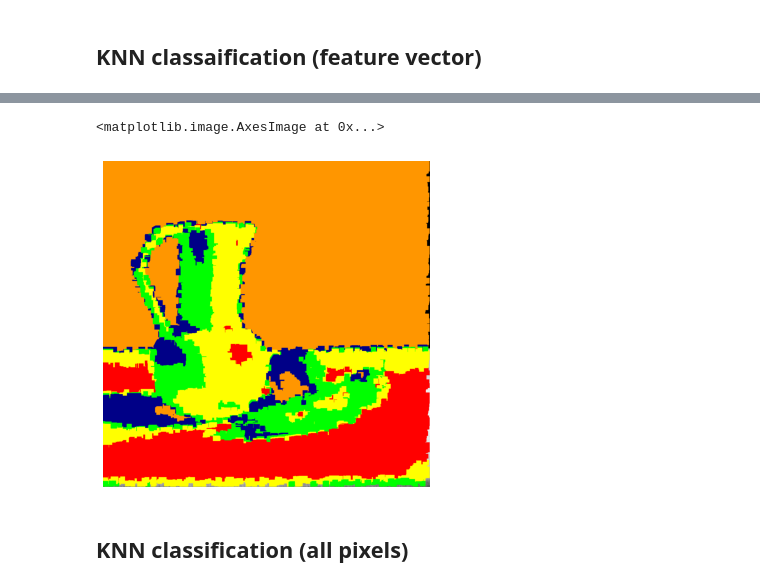
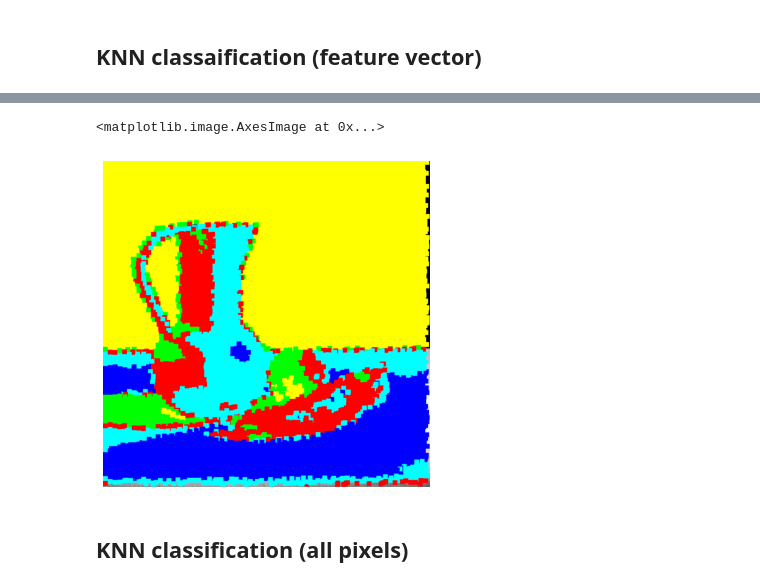
Before and after one commit to molnar75/diplomamunka, a Jupyter notebook: notebooks/07_kmeans_texture.ipynb, the cells around one changed output, grey strips where cells are left out. Cells and saved outputs as stored; diff of their text form; code cells hidden in the pictures.

Commit message:
Optimazing the code, continuing with the segmentation and classification and adding some comments

```diff
--- a/notebooks/07_kmeans_texture.ipynb
+++ b/notebooks/07_kmeans_texture.ipynb
@@ -378,37 +387,52 @@ plt.imshow(plus_cl_image)
-# %%
-#np.any(np.all(array_to_check == list_np_arrays, axis=1))
-
-test_pixels = []
-test_labels = []
-
-for i in range(height-px):
-    for j in range(width-px):
-        if(cl_image[i][j][0] == cl_image[i][j][1] and cl_image[i][j][0] == cl_image[i][j][2]):
-            test_window = get_window(i, j, px)
-
-            test_window = test_window.reshape((1, -1))
-
-            predicted = knn_model.predict(test_window)
-
-            test_pixels.append([i, j])
-
-            test_labels.append(predicted)
 # %%
-colored_image_test = cl_image
+from sklearn.neighbors import KNeighborsClassifier
+import commonmethods.image_modification as im
+import math
+from sklearn.model_selection import train_test_split
+import cv2
 
-colors = np.array([[0, 0, 135],[255, 0, 0], [255, 255, 0],[255, 150, 0],[0, 255, 0]])
+px = 15
+image = im.load_image_grayscale('5')
+resized_image = im.resize_image(image, 1024)
 
-for i in range(len(test_labels)):
-    colored_image_test[int(test_pixels[i][0]):int(test_pixels[i][0]+px), int(test_pixels[i][1]):int(test_pixels[i][1]+px)] = colors[test_labels[i]]
+height = resized_image.shape[0]
+width = resized_image.shape[1]
+
+window_values, pixels = get_window_values(resized_image, 1000, px)
+
+k = 5
+_, labels, _ = im.kmeans_segmentation(window_values, k)
+
+neighbors = int(math.sqrt(window_values.shape[0]))
+
+knn_model = KNeighborsClassifier(n_neighbors=neighbors)
+knn_model.fit(window_values, labels)
+
+label_map = get_label_map(height, width, pixels, labels, px)
+
+for i in range(height-px):
+    for j in range(width-px):
+        if(label_map[i][j] == -1):
+            test_window = get_window(resized_image, i, j, px)
+
+            test_window = test_window.reshape((1, -1))
+
+            predicted = knn_model.predict(test_window)
+
+            for k in range(0, px):
+                for l in range(0, px):
+                    label_map[i+k][j+l] = predicted
+
+colored_image = color_image(resized_image, label_map)
 
 plt.figure(figsize=(6,6))
 
 plt.axis("off")
 
-plt.imshow(colored_image_test)
+plt.imshow(colored_image)
 # %% [output]
 <matplotlib.image.AxesImage at 0x...>
-[figure, old version]
+[figure, new version]
 # %% [markdown]
 ## KNN classification (all pixels)
 # %%
```
Also changed, not shown: parts of 17 cells of this notebook.
